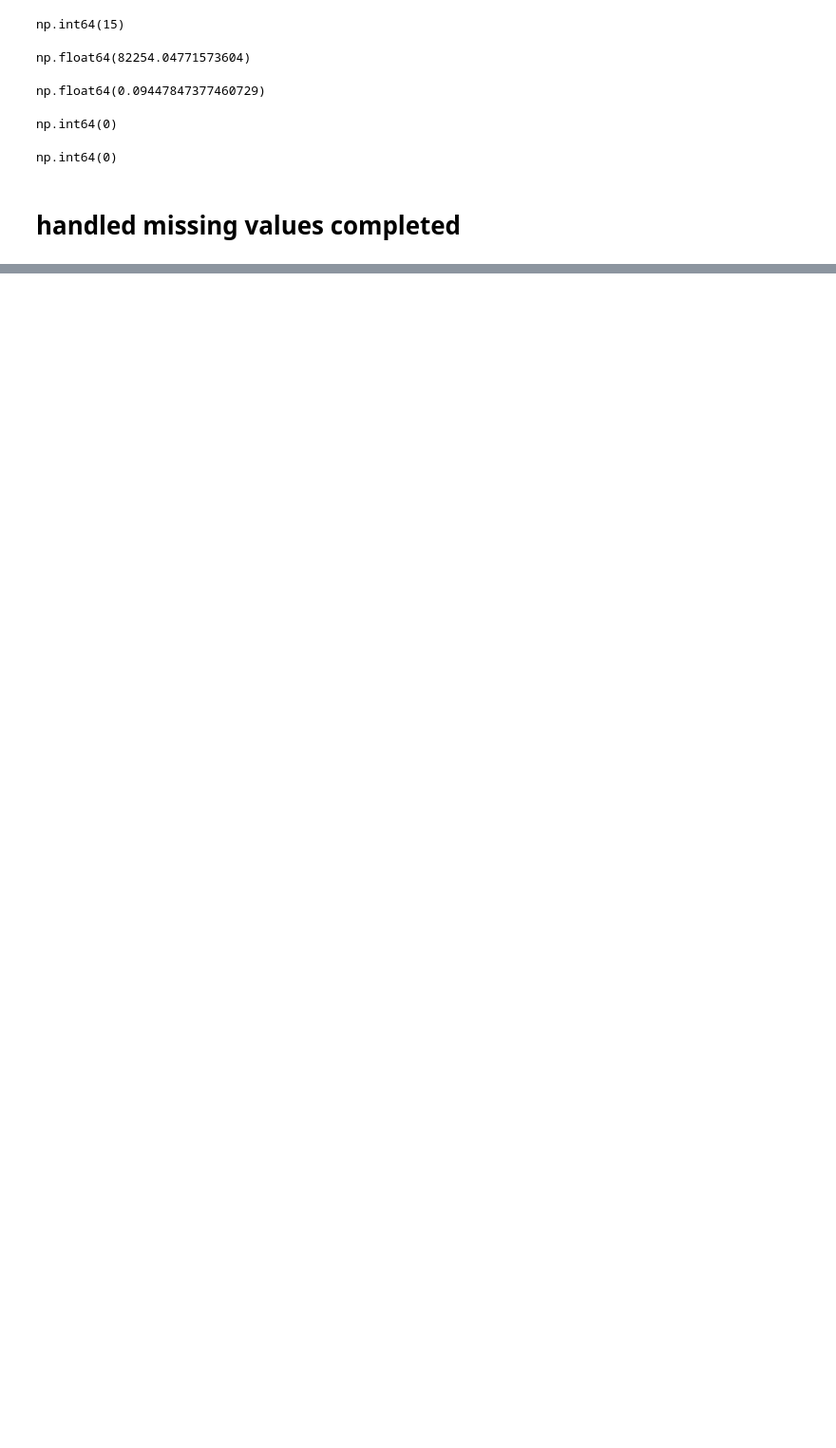
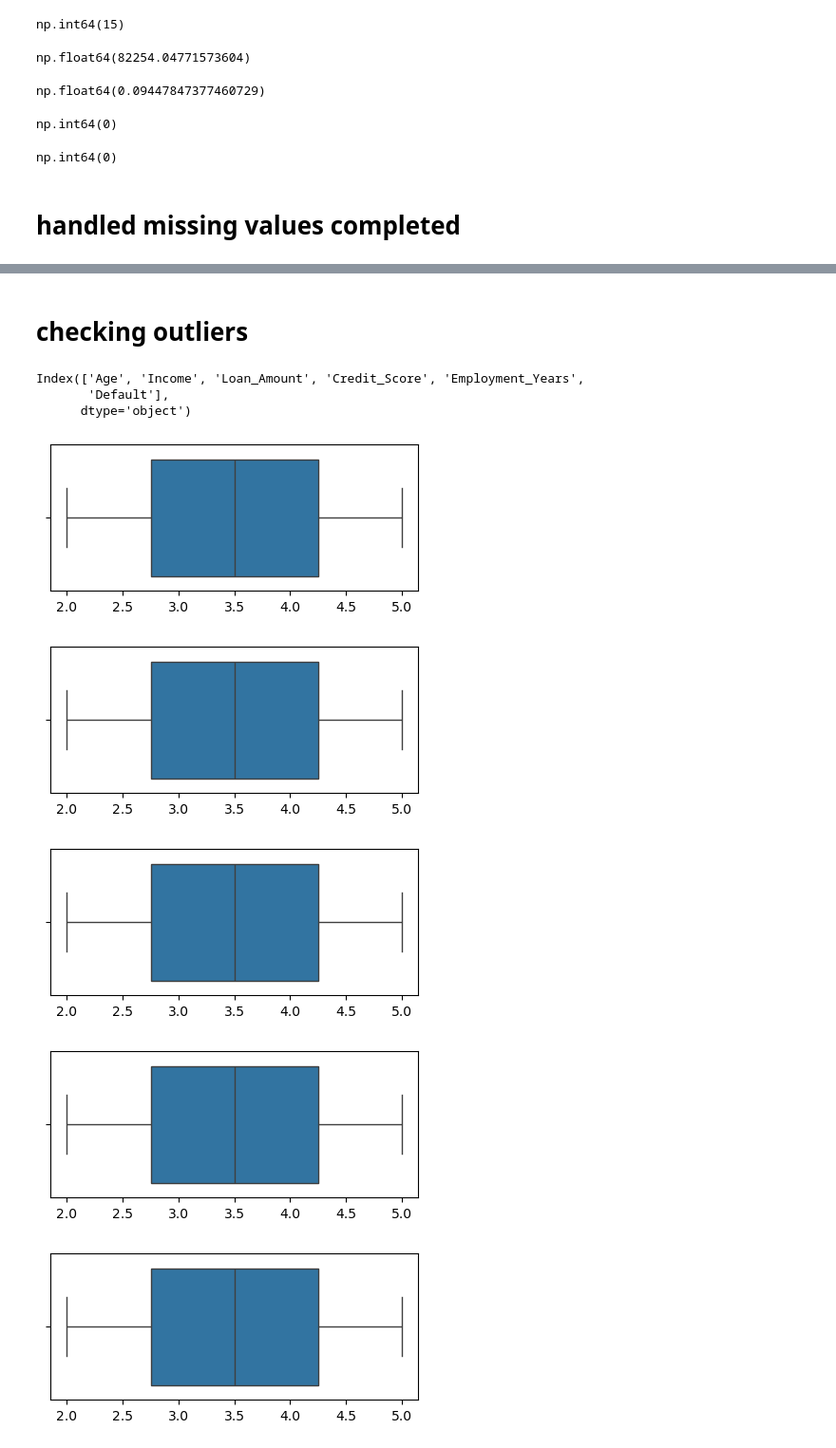
Before and after one commit to Kanchan910/Loan-Defaulter-Prediction, a Jupyter notebook: data_cleaning.ipynb, the cells around one changed output, grey strips where cells are left out. Shown at 95% size. Saved outputs shown, nothing was run; the diff lists cells and outputs as text; code cells hidden in the pictures; blank space fills up the shorter version.

```diff
--- a/data_cleaning.ipynb
+++ b/data_cleaning.ipynb
@@ -95,0 +113,5 @@ np.int64(0)
+# %%
+for col in ldp.select_dtypes(include='object').columns:
+    print(col)
+    print(ldp[col].unique())
+    print("-"*50)
@@ -95,0 +125,21 @@ np.int64(0)
+# %% [markdown]
+# checking outliers
+# %%
+l = ldp.select_dtypes(include=['int','float']).columns
+# %%
+l
+# %% [output]
+Index(['Age', 'Income', 'Loan_Amount', 'Credit_Score', 'Employment_Years',
+       'Default'],
+      dtype='object')
+# %%
+for col in l:
+    plt.figure(figsize=(5,2))
+    sns.boxplot(x=(5,2))
+    plt.show()
+# %% [output]
+[figure, added]
+[figure, added]
+[figure, added]
+[figure, added]
+[figure, added]
```
Also changed, not shown: parts of 7 cells of this notebook.
